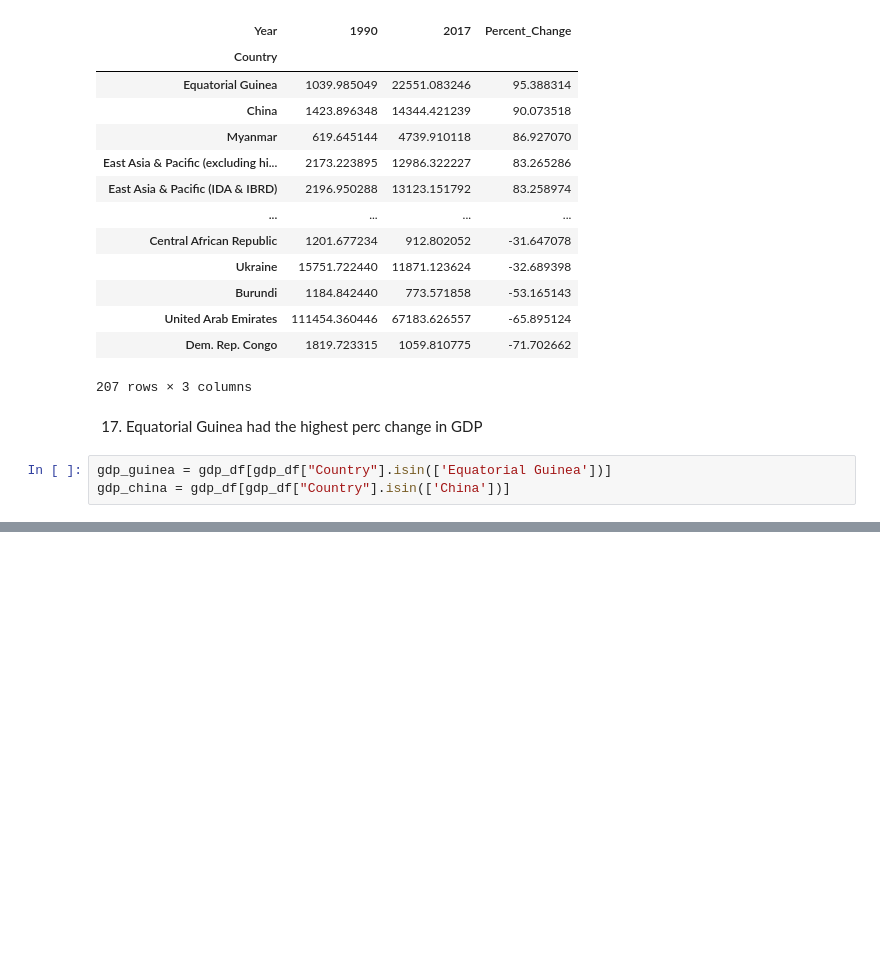
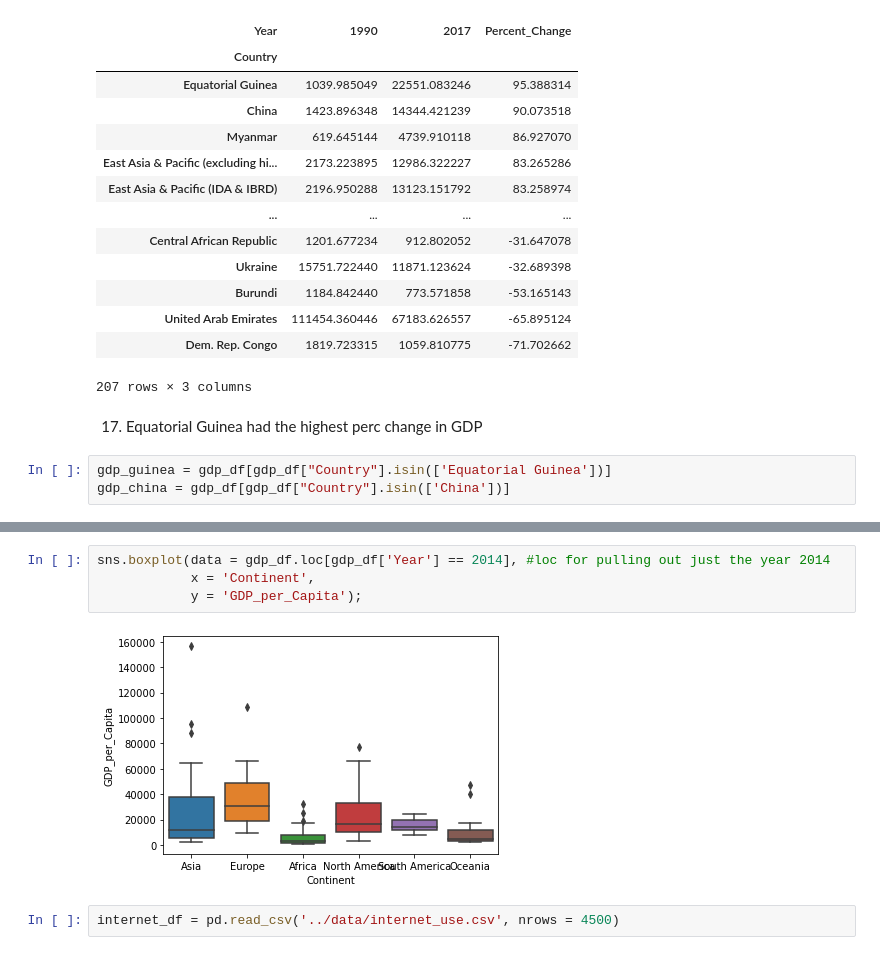
Before and after one commit to nss-data-science-cohort-5/un_exploration-JAGVU09, a Jupyter notebook: notebooks/UN_Data_Exploration.ipynb, the cells around one changed output, grey strips where cells are left out. Saved outputs shown, nothing was run; the diff lists cells and outputs as text; blank space fills up the shorter version.

Commit message:
Imported Internet Use csv and fixed errors

```diff
--- a/notebooks/UN_Data_Exploration.ipynb
+++ b/notebooks/UN_Data_Exploration.ipynb
@@ -336,0 +352,8 @@ plt.title("Change of GDP");
+# %%
+sns.boxplot(data = gdp_df.loc[gdp_df['Year'] == 2014], #loc for pulling out just the year 2014
+            x = 'Continent',
+            y = 'GDP_per_Capita');
+# %% [output]
+[figure, added]
+# %%
+internet_df = pd.read_csv('../data/internet_use.csv', nrows = 4500)
```
Also changed, not shown: parts of 21 cells of this notebook.
